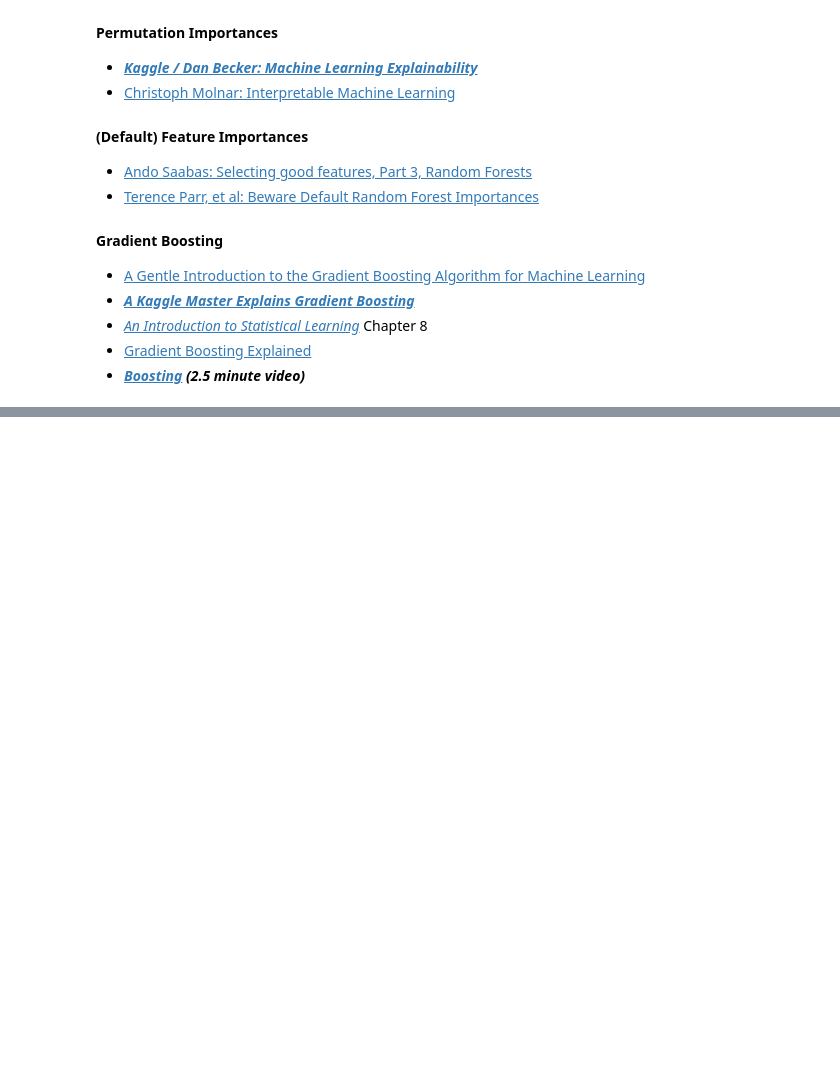
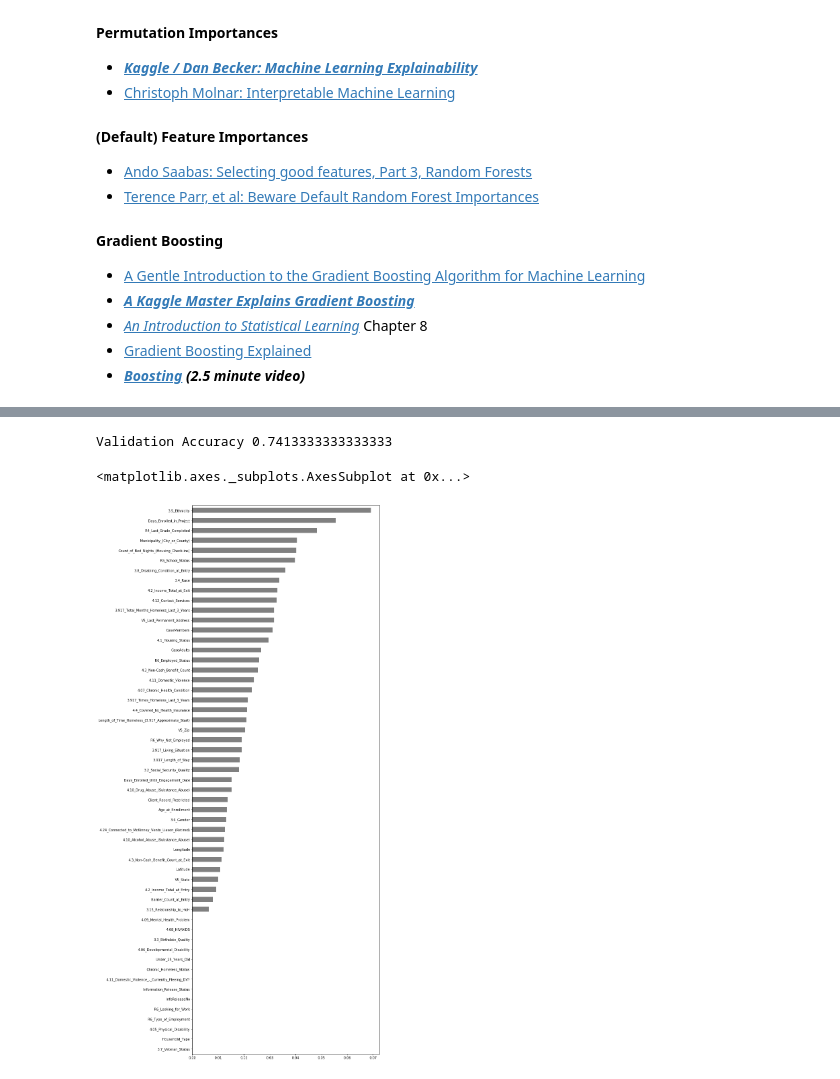
Before and after one commit to iesous-kurios/DS-Unit-2-Applied-Modeling, a Jupyter notebook: module2/LS_DS_232_assignment.ipynb, the cells around one changed output, grey strips where cells are left out. Cells and saved outputs as stored; diff of their text form; code cells hidden in the pictures; blank space fills up the shorter version.

Commit message:
more cleaning, working prediction model, possible data leakage

```diff
--- a/module2/LS_DS_232_assignment.ipynb
+++ b/module2/LS_DS_232_assignment.ipynb
@@ -47,0 +198,3 @@ Top recommendations in _**bold italic:**_
+# %%
+train = wrangle(train)
+val = wrangle(val)
@@ -47,0 +210,19 @@ Top recommendations in _**bold italic:**_
+# %%
+import category_encoders as ce
+from sklearn.impute import SimpleImputer
+from sklearn.ensemble import RandomForestClassifier
+from sklearn.model_selection import train_test_split
+from sklearn.pipeline import make_pipeline
+
+# Make pipeline!
+pipeline = make_pipeline(
+    ce.OrdinalEncoder(),
+    SimpleImputer(strategy='most_frequent'),
+    RandomForestClassifier(n_estimators=100
+                       )
+)
+
+# Fit on train, score on val
+pipeline.fit(X_train, y_train)
+y_pred = pipeline.predict(X_val)
+print('Validation Accuracy', accuracy_score(y_val, y_pred))
@@ -47,0 +231,11 @@ Top recommendations in _**bold italic:**_
+# %%
+# Make pipeline!
+pipeline = make_pipeline(
+    ce.OrdinalEncoder(),
+    SimpleImputer(strategy='most_frequent'),
+    xgb.XGBClassifier(n_estimators=110, n_jobs=-1, num_parallel_tree=200,
+                           random_state=42, max_depth=3
+                       )
+)
+# Fit on Train
+pipeline.fit(X_train, y_train)
@@ -47,0 +260,6 @@ Top recommendations in _**bold italic:**_
+# %%
+# Score on val
+y_pred = pipeline.predict(X_val)
+print('Validation Accuracy', accuracy_score(y_val, y_pred))
+# %% [output]
+Validation Accuracy 0.7413333333333333
@@ -47,0 +275,15 @@ Top recommendations in _**bold italic:**_
+# %%
+# get and plot feature importances
+
+# Linear models have coefficients whereas decision trees have "Feature Importances"
+import matplotlib.pyplot as plt
+
+model = pipeline.named_steps['xgbclassifier']
+encoder = pipeline.named_steps['ordinalencoder']
+encoded_columns = encoder.transform(X_val).columns
+importances = pd.Series(model.feature_importances_, encoded_columns)
+plt.figure(figsize=(10,30))
+importances.sort_values().plot.barh(color='grey')
+# %% [output]
+<matplotlib.axes._subplots.AxesSubplot at 0x...>
+[figure, added]
```
Also changed, not shown: parts of 20 cells of this notebook.
